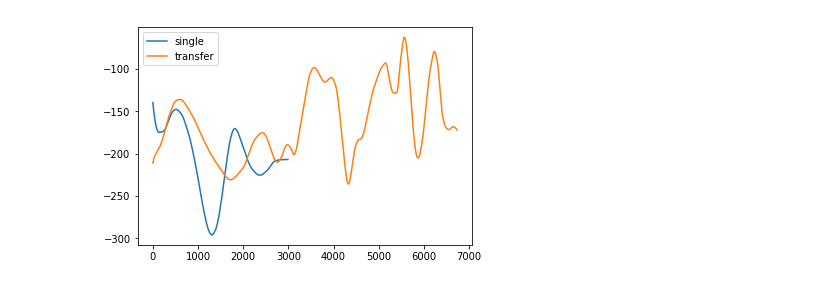
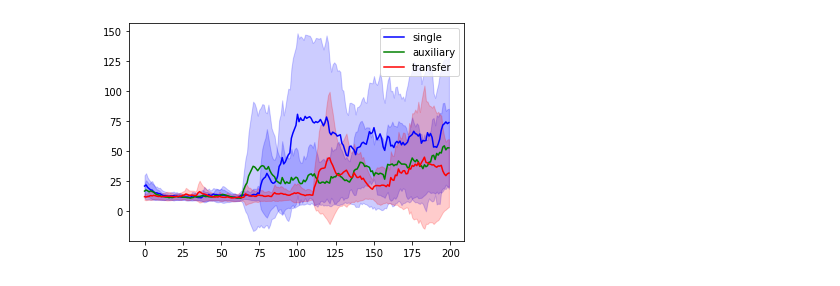
Before and after one commit to ycsun2017/transfer_dqn, a Jupyter notebook: dqn/plot.ipynb, the cells around one changed output. Drawn from its saved outputs; the diff is of its cells as text; code cells hidden in the pictures.

Commit message:
dqn cartpole

```diff
--- a/dqn/plot.ipynb
+++ b/dqn/plot.ipynb
@@ -15,6 +15,13 @@ def read_rewards(filename):
             rewards.append(rew)
             line = f.readline()
     return np.array(rewards)
+
+def read_multi_rewards(filename, run, episodes):
+    rewards = []
+    for r in range(run):
+        reward = read_rewards(filename+"_run"+str(r)+".txt")
+        rewards.append(reward[:episodes])
+    return np.array(rewards)
 # %%
 def smooth(scalars, weight):  # Weight between 0 and 1
     last = scalars[0]  # First value in the plot (first timestep)
@@ -24,4 +31,4 @@ def smooth(scalars, weight):  # Weight between 0 and 1
         smoothed.append(smoothed_val)                        # Save it
         last = smoothed_val                                  # Anchor the last smoothed value
 
-    return smoothed
+    return np.array(smoothed)
@@ -31,9 +35,24 @@ transfer = read_rewards("data/reward_NoisyLunarLander-v2_transfer.txt")
-# %%
-n = len(single)
-xs = list(range(0, n, 10))
-plt.plot(smooth(single, 0.99), label="single")
-plt.plot(smooth(transfer, 0.99), label="transfer")
-plt.legend()
-plt.show()
-# %% [output]
-[figure, removed]
+# %%
+auxiliary = read_multi_rewards("data/cartpole_pixel/single", 5, 200)
+single = read_multi_rewards("data/cartpole_pixel/single_noreg", 5, 200)
+transfer = read_multi_rewards("data/cartpole_pixel/transfer_c1", 5, 200)
+# %%
+sm = 0.8
+single_mean, single_std = smooth(single.mean(0), sm), smooth(single.std(0), sm)
+transfer_mean, transfer_std = smooth(transfer.mean(0), sm), smooth(transfer.std(0), sm)
+auxiliary_mean, auxiliary_std = smooth(auxiliary.mean(0), sm), smooth(auxiliary.std(0), sm)
+n = len(single_mean)
+xs = list(range(n))
+plt.plot(xs, single_mean, color='b', label="single")
+plt.fill_between(xs, single_mean-single_std, single_mean+single_std, color='b', alpha=0.2)
+plt.plot(xs, auxiliary_mean, color='g', label="auxiliary")
+plt.fill_between(xs, auxiliary_mean-auxiliary_std, auxiliary_mean+auxiliary_std, color='b', alpha=0.2)
+plt.plot(xs, transfer_mean, color='r', label="transfer")
+plt.fill_between(xs, transfer_mean-transfer_std, transfer_mean+transfer_std, color='r', alpha=0.2)
+plt.legend()
+
+plt.legend()
+plt.show()
+# plt.savefig("plots/cart_pixel.png", format="png")
+# %% [output]
+[figure, added]
```
Also changed, not shown: parts of 3 cells of this notebook, 5 other files.
